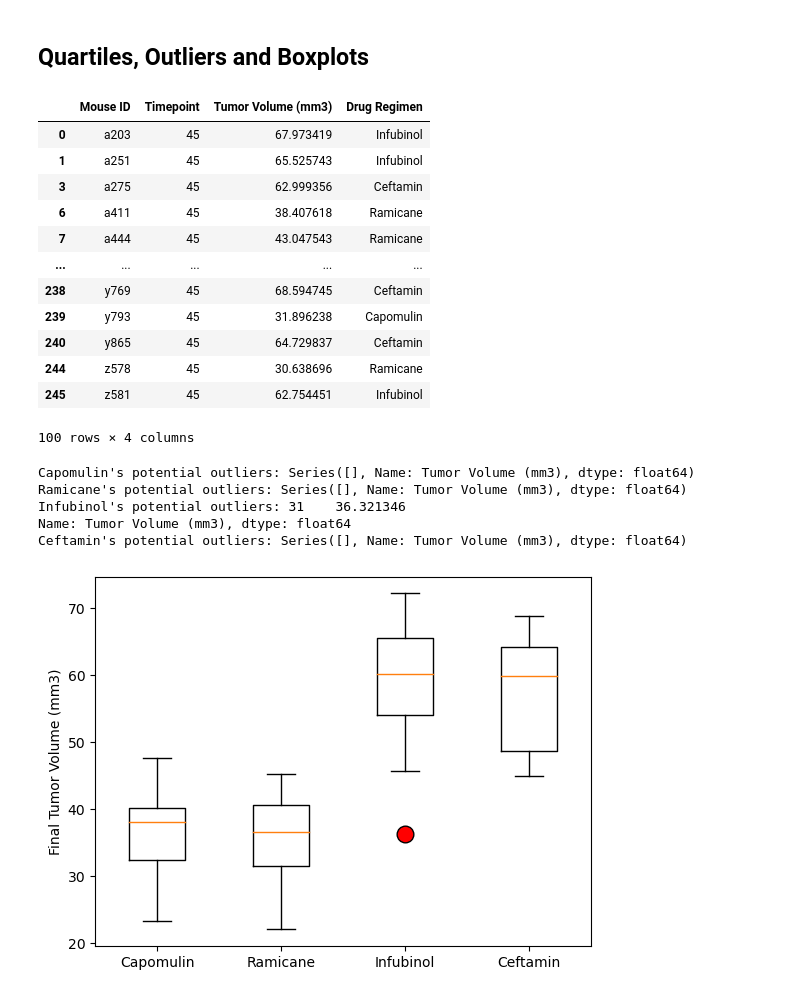
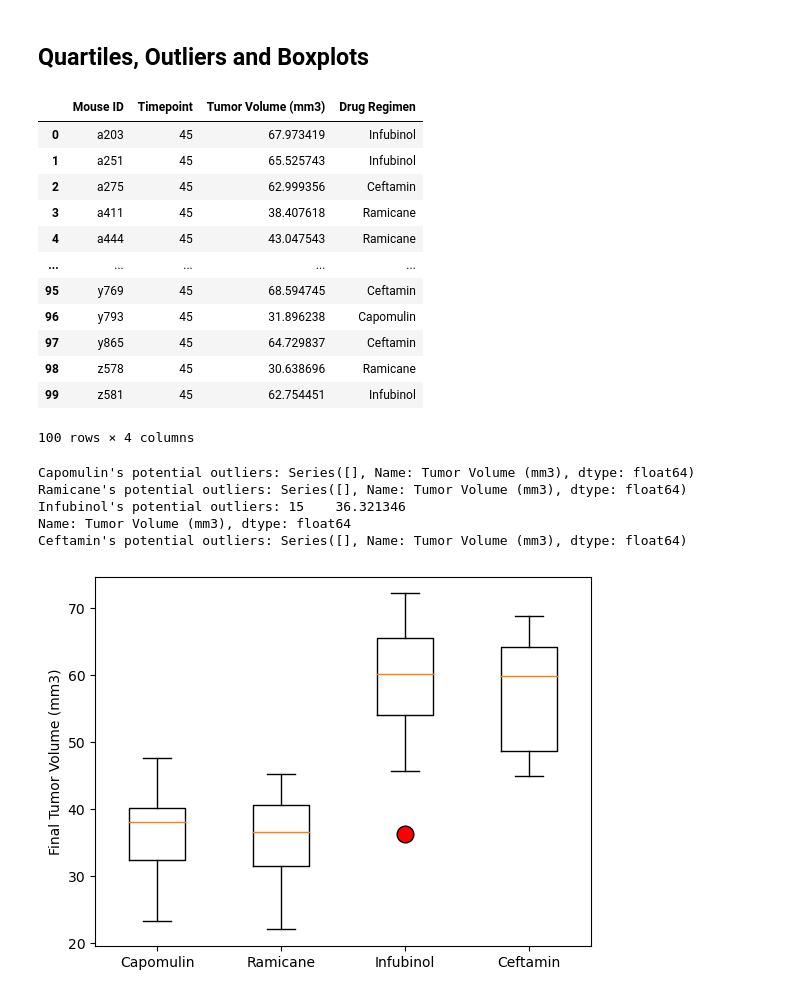
Before and after one commit to xoffvsg/matplotlib_challenge, a Jupyter notebook: Pymaceuticals/pymaceuticals_starter.ipynb, the cells around one changed output. Drawn from its saved outputs; the diff is of its cells as text; code cells hidden in the pictures.

```diff
--- a/Pymaceuticals/pymaceuticals_starter.ipynb
+++ b/Pymaceuticals/pymaceuticals_starter.ipynb
@@ -164,30 +170,30 @@ plt.show()
 # %%
 # Calculate the final tumor volume of each mouse across four of the treatment regimens:
 # Capomulin, Ramicane, Infubinol, and Ceftamin
 drug_list=['Capomulin','Ramicane','Infubinol','Ceftamin']
 # Start by getting the last (greatest) timepoint for each mouse
 mice_time_max_df=mice2_df.groupby('Mouse ID',as_index=False)['Timepoint'].max()   # The instructions on Canvas indicate: "The index of the DataFrame is reset. (2 points)"
 
 # Merge this group df with the original DataFrame to get the tumor volume at the last timepoint
 mice_last_tumor_df=pd.merge(mice_time_max_df,mice2_df,how='left',on=["Mouse ID",'Timepoint'])
 mice_last_tumor_df=mice_last_tumor_df[mice_last_tumor_df['Drug Regimen'].isin(drug_list)]
 
 mice_last_tumor_df=mice_last_tumor_df[['Mouse ID','Timepoint','Tumor Volume (mm3)','Drug Regimen']]
-# mice_last_tumor_df.reset_index(drop=True,inplace=True)                           # If the dataframe is reindexed, then the outlier at 36.321346 for Infubinol is not at index=31 anymore as in the example, but at index=15
-mice_last_tumor_df
+mice_last_tumor_df.reset_index(drop=True,inplace=True)                           # If the dataframe is reindexed, then the outlier at 36.321346 for Infubinol is not at index=31 anymore as in the example, but at index=15
+mice_last_tumor_df                                                               # Feel free to comment the line above if matching the example from the starter code is more important than reindexing the dataframe
 # %% [output]
 |  | Mouse ID | Timepoint | Tumor Volume (mm3) | Drug Regimen |
 | 0 | a203 | 45 | 67.973419 | Infubinol |
 | 1 | a251 | 45 | 65.525743 | Infubinol |
-| 3 | a275 | 45 | 62.999356 | Ceftamin |
-| 6 | a411 | 45 | 38.407618 | Ramicane |
-| 7 | a444 | 45 | 43.047543 | Ramicane |
+| 2 | a275 | 45 | 62.999356 | Ceftamin |
+| 3 | a411 | 45 | 38.407618 | Ramicane |
+| 4 | a444 | 45 | 43.047543 | Ramicane |
 | ... | ... | ... | ... | ... |
-| 238 | y769 | 45 | 68.594745 | Ceftamin |
-| 239 | y793 | 45 | 31.896238 | Capomulin |
-| 240 | y865 | 45 | 64.729837 | Ceftamin |
-| 244 | z578 | 45 | 30.638696 | Ramicane |
-| 245 | z581 | 45 | 62.754451 | Infubinol |
+| 95 | y769 | 45 | 68.594745 | Ceftamin |
+| 96 | y793 | 45 | 31.896238 | Capomulin |
+| 97 | y865 | 45 | 64.729837 | Ceftamin |
+| 98 | z578 | 45 | 30.638696 | Ramicane |
+| 99 | z581 | 45 | 62.754451 | Infubinol |
 100 rows × 4 columns
 # %%
 drug_list=['Capomulin','Ramicane','Infubinol','Ceftamin']
@@ -200,13 +206,12 @@ for drug in drug_list:
     lim_low=quartile[0.25]-1.5*iqr
     lim_high=quartile[0.75]+1.5*iqr
     outlier=tumor_size_list.loc[(tumor_size_list < lim_low) | (tumor_size_list > lim_high)]
-    # print(f"{drug}: lower limit {lim_low}, higher limit {lim_high}, IQR= {iqr}")
     print(f"{drug}'s potential outliers: {outlier}")
     tumor_scatter_dict[drug]=tumor_size_list.values
 # %% [output]
 Capomulin's potential outliers: Series([], Name: Tumor Volume (mm3), dtype: float64)
 Ramicane's potential outliers: Series([], Name: Tumor Volume (mm3), dtype: float64)
-Infubinol's potential outliers: 31    36.321346
+Infubinol's potential outliers: 15    36.321346
 Name: Tumor Volume (mm3), dtype: float64
 Ceftamin's potential outliers: Series([], Name: Tumor Volume (mm3), dtype: float64)
 # %%
```
Also changed, not shown: parts of 2 cells of this notebook.
